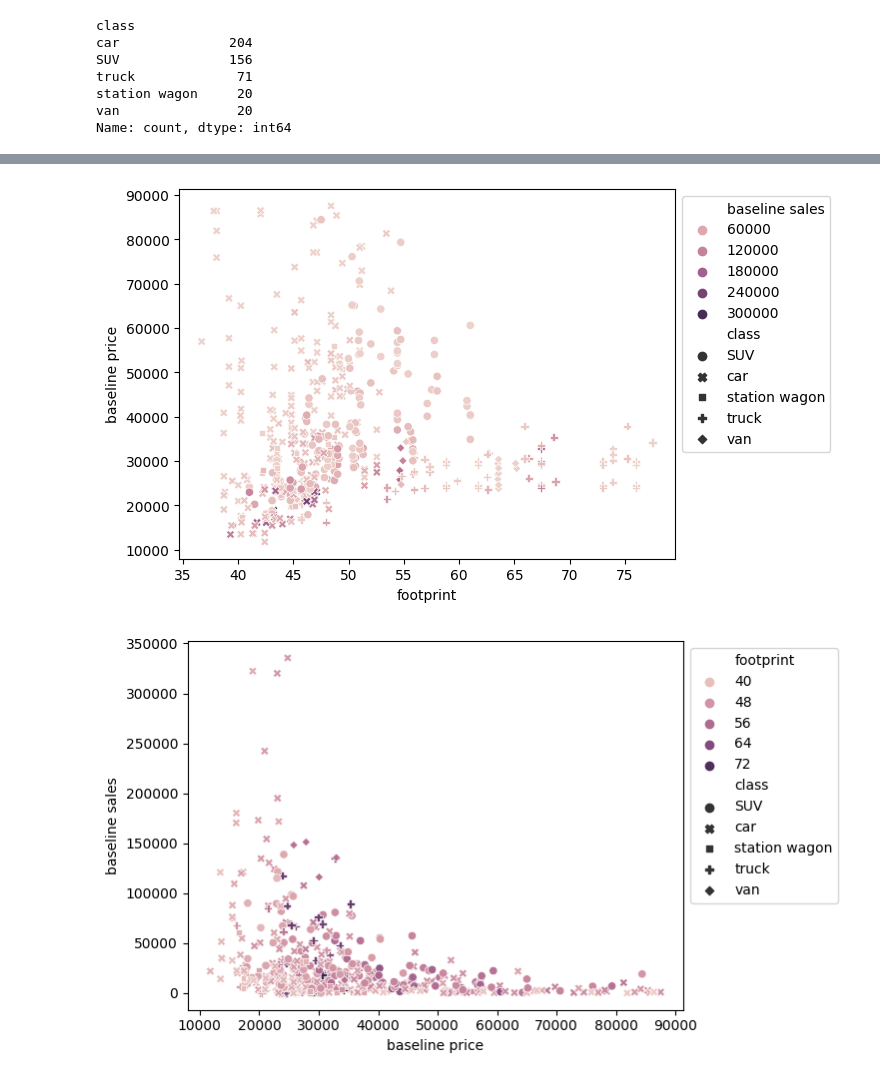
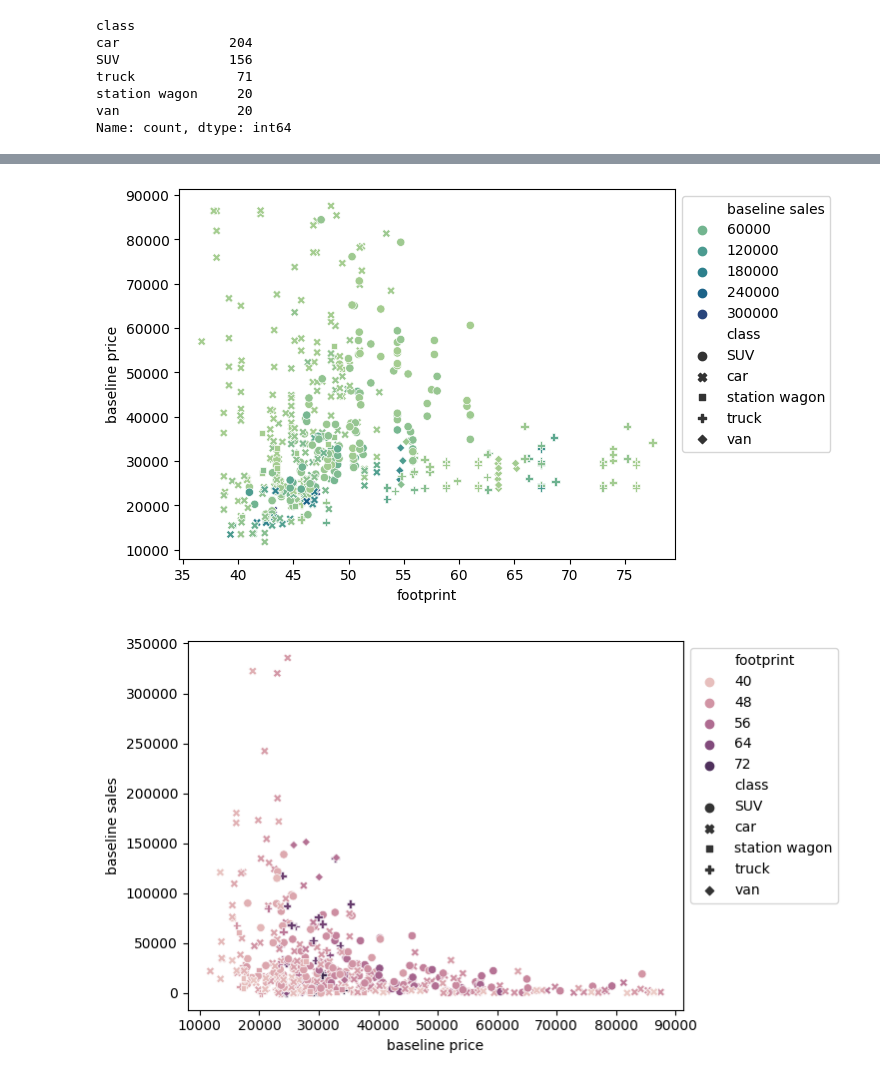
Before and after one commit to zxiqxiy/knn, a Jupyter notebook: kNN.ipynb, the cells around one changed output, grey strips where cells are left out. Drawn from its saved outputs; the diff is of its cells as text; code cells hidden in the pictures.

```diff
--- a/kNN.ipynb
+++ b/kNN.ipynb
@@ -248,9 +249,9 @@ sns.kdeplot(data=df,x='baseline price')
 [figure]
 # %%
 # Drop extremely expensive cars:
-q99 = np.quantile( df['baseline price'],.9)
-print(q99)
-keep = df['baseline price'] < q99
+q90 = np.quantile( df['baseline price'],.9)
+print(q90)
+keep = df['baseline price'] < q90
 df = df.loc[keep,:]
 df.describe()
 sns.kdeplot(data=df,x='baseline price')
@@ -306,10 +307,12 @@ df.loc[:,['baseline price','class']].groupby('class').describe() # Baseline pric
 | van | 20.0 | 27778.296419 | 3076.716822 | 21377.160000 | 25896.296891 | 28096.389352 | 29447.920444 | 34353.600000 |
 # %%
 # Plot footprint against price
-this_plot = sns.scatterplot(data=df,x='footprint',y='baseline price',hue='baseline sales',style='class')
+this_plot = sns.scatterplot(data=df,x='footprint',y='baseline price',
+                            hue='baseline sales',style='class',
+                           palette = 'crest')
 sns.move_legend(this_plot, "upper left", bbox_to_anchor=(1, 1)) # Move legend off the plot canvas
 # %% [output]
-[figure, old version]
+[figure, new version]
 # %%
 # Plot sales against price
 this_plot = sns.scatterplot(data=df,x='baseline price',y='baseline sales',hue='footprint',style='class')
```
Also changed, not shown: parts of 20 cells of this notebook.
